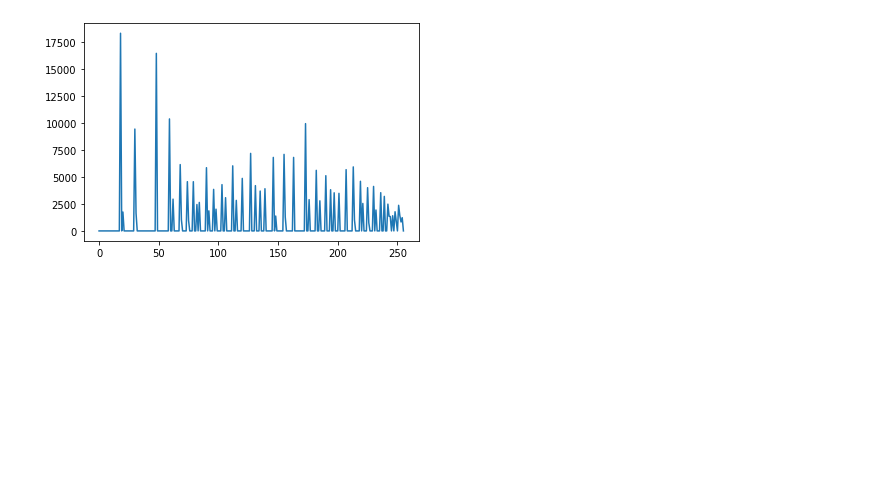
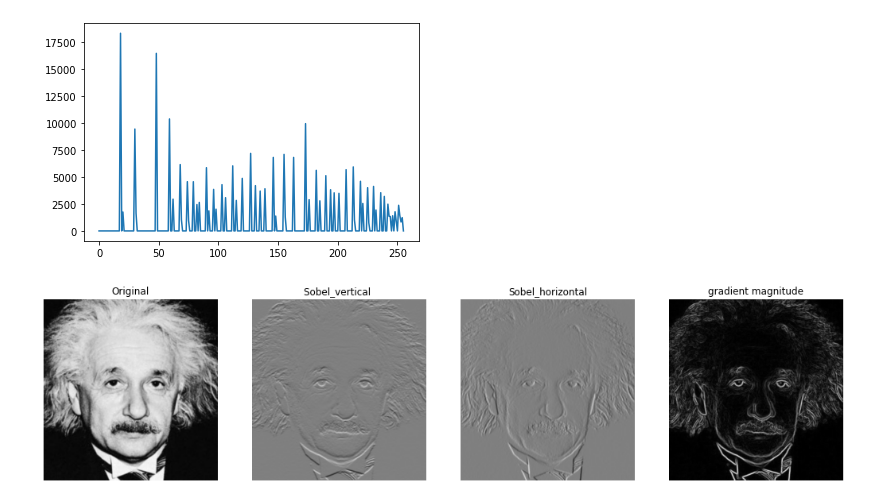
Before and after one commit to maleeshaRuvindi/EN2550_assignment1, a Jupyter notebook: 190535D_Assignment1.ipynb, the cells around one changed output. Drawn from its saved outputs; the diff is of its cells as text; code cells hidden in the pictures; blank space fills up the shorter version.

```diff
--- a/190535D_Assignment1.ipynb
+++ b/190535D_Assignment1.ipynb
@@ -119,3 +119,42 @@ ax2.plot(eqhist)
 [<matplotlib.lines.Line2D at 0x...>]
 [figure]
 [figure]
+# %%
+im=cv.imread(r'C:\Users\ASUS\Documents\coding\image processing\images\a1q5images\im01small.png')
+s=4
+rows=im.shape[0]*s
+cols=im.shape[1]*s
+zoomed=np.zeros((rows,cols),dtype=im.dtype)
+for i in range(rows):
+    for j in range(cols):
+        zoomed[i,j]=im[int(i/s),int(j/s)]
+newim = cv.cvtColor(im,cv.COLOR_BGR2RGB)
+fig1,ax1 = plt.subplots()
+ax1.imshow(newim)
+newZ = cv.cvtColor(zoomed,cv.COLOR_BGR2RGB)
+fig2,ax2 = plt.subplots()
+ax2.imshow(newZ)
+# %%
+f=cv.imread(r'C:\Users\ASUS\Documents\coding\image processing\images\einstein.png',cv.IMREAD_GRAYSCALE).astype(np.float32)
+assert f is not None
+sobel_v=np.array([[-1,-2,-1],[0,0,0],[1,2,1]],dtype=np.float32)
+f_x=cv.filter2D(f,-1,sobel_v)
+sobel_h=np.array([[-1,0,1],[-2,0,2],[-1,0,1]],dtype=np.float32)
+f_y=cv.filter2D(f,-1,sobel_h)
+grad_mag=np.sqrt(f_x**2+f_y**2)
+fig,ax = plt.subplots(1,4,figsize=(18,6))
+ax[0].imshow(f, cmap='gray',vmin=0, vmax=255)
+ax[0].set_title("Original")
+
+ax[1].imshow(f_x, cmap='gray',vmin=-1020, vmax=1020)
+ax[1].set_title(r"Sobel_vertical ")
+ax[2].imshow(f_y, cmap='gray',vmin=-1020, vmax=1020)
+ax[2].set_title(r"Sobel_horizontal")
+ax[3].imshow(grad_mag, cmap='gray')
+ax[3].set_title(r"gradient magnitude")
+for i in range(4):
+    ax[i].axis('off')
+
+plt.show()
+# %% [output]
+[figure, added]
```
Also changed, not shown: parts of 2 cells of this notebook.
